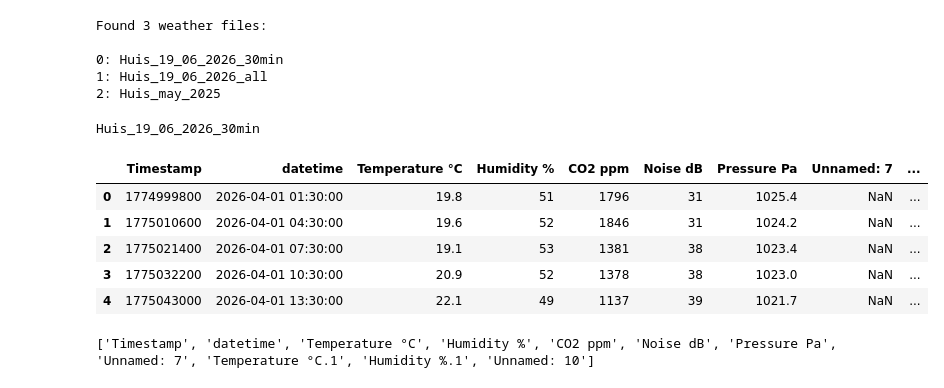
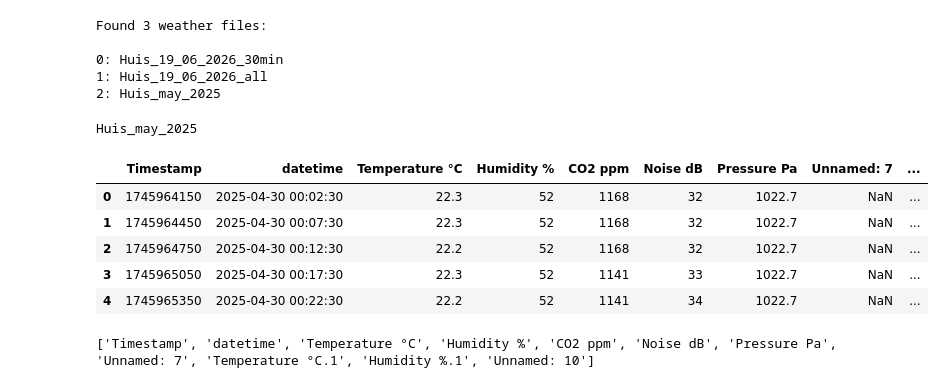
Before and after one commit to RogerMoens/ThermalTwin, a Jupyter notebook: notebooks/02_temperature_forecasting.ipynb, the cells around one changed output. Drawn from its saved outputs; the diff is of its cells as text; code cells hidden in the pictures.

```diff
--- a/notebooks/02_temperature_forecasting.ipynb
+++ b/notebooks/02_temperature_forecasting.ipynb
@@ -88,21 +86,21 @@ def load_weather_file(path):
 # %%
 ## Load data
 
-path = weather_files[0]
+path = weather_files[2]
 
 df = load_weather_file(path)
 
 print(path.parent.name)
 
 df.head()
 # %% [output]
-Huis_19_06_2026_30min
+Huis_may_2025
 |  | Timestamp | datetime | Temperature °C | Humidity % | CO2 ppm | Noise dB | Pressure Pa | Unnamed: 7 | ... |
-| 0 | 1774999800 | 2026-04-01 01:30:00 | 19.8 | 51 | 1796 | 31 | 1025.4 | NaN | ... |
-| 1 | 1775010600 | 2026-04-01 04:30:00 | 19.6 | 52 | 1846 | 31 | 1024.2 | NaN | ... |
-| 2 | 1775021400 | 2026-04-01 07:30:00 | 19.1 | 53 | 1381 | 38 | 1023.4 | NaN | ... |
-| 3 | 1775032200 | 2026-04-01 10:30:00 | 20.9 | 52 | 1378 | 38 | 1023.0 | NaN | ... |
-| 4 | 1775043000 | 2026-04-01 13:30:00 | 22.1 | 49 | 1137 | 39 | 1021.7 | NaN | ... |
+| 0 | 1745964150 | 2025-04-30 00:02:30 | 22.3 | 52 | 1168 | 32 | 1022.7 | NaN | ... |
+| 1 | 1745964450 | 2025-04-30 00:07:30 | 22.3 | 52 | 1168 | 32 | 1022.7 | NaN | ... |
+| 2 | 1745964750 | 2025-04-30 00:12:30 | 22.2 | 52 | 1168 | 32 | 1022.7 | NaN | ... |
+| 3 | 1745965050 | 2025-04-30 00:17:30 | 22.3 | 52 | 1141 | 33 | 1022.7 | NaN | ... |
+| 4 | 1745965350 | 2025-04-30 00:22:30 | 22.2 | 52 | 1141 | 34 | 1022.7 | NaN | ... |
 # %%
 ## Inspect columns
 
```
Also changed, not shown: parts of 3 cells of this notebook, 3 other files.
